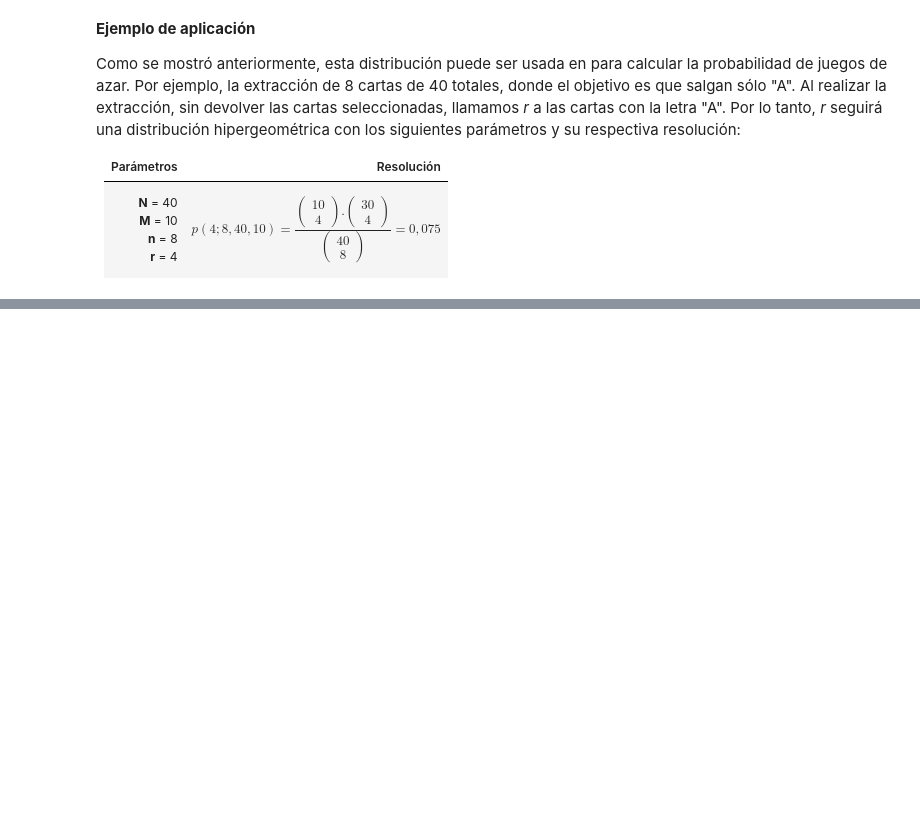
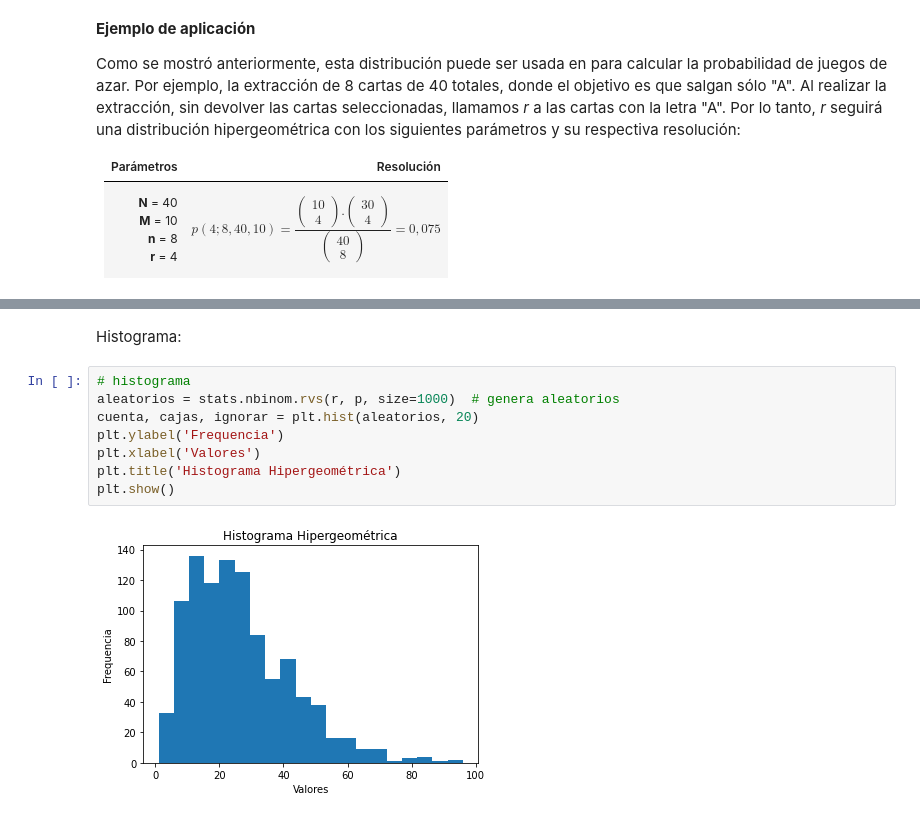
Before and after one commit to eddzhizhpon/p60-simulacion, a Jupyter notebook: t7-investigacion-distribuciones-discretas/t7-investigacion-distribuciones-discretas.ipynb, the cells around one changed output, grey strips where cells are left out. Saved outputs shown, nothing was run; the diff lists cells and outputs as text; blank space fills up the shorter version.

```diff
--- a/t7-investigacion-distribuciones-discretas/t7-investigacion-distribuciones-discretas.ipynb
+++ b/t7-investigacion-distribuciones-discretas/t7-investigacion-distribuciones-discretas.ipynb
@@ -82,0 +197,12 @@ Como se mostró anteriormente, esta distribución puede ser usada en para calcul
+# %% [markdown]
+Histograma:
+# %%
+# histograma
+aleatorios = stats.nbinom.rvs(r, p, size=1000)  # genera aleatorios
+cuenta, cajas, ignorar = plt.hist(aleatorios, 20)
+plt.ylabel('Frequencia')
+plt.xlabel('Valores')
+plt.title('Histograma Hipergeométrica')
+plt.show()
+# %% [output]
+[figure, added]
```
Also changed, not shown: parts of 20 cells of this notebook.
